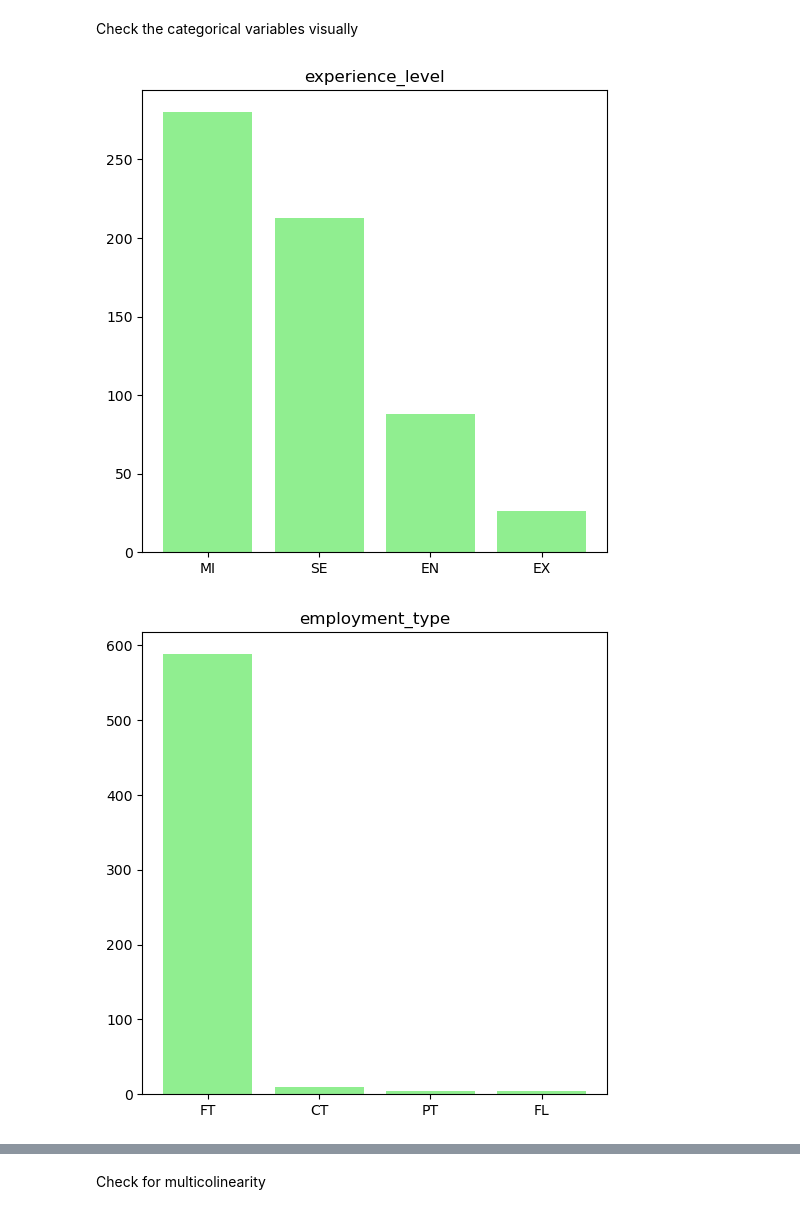
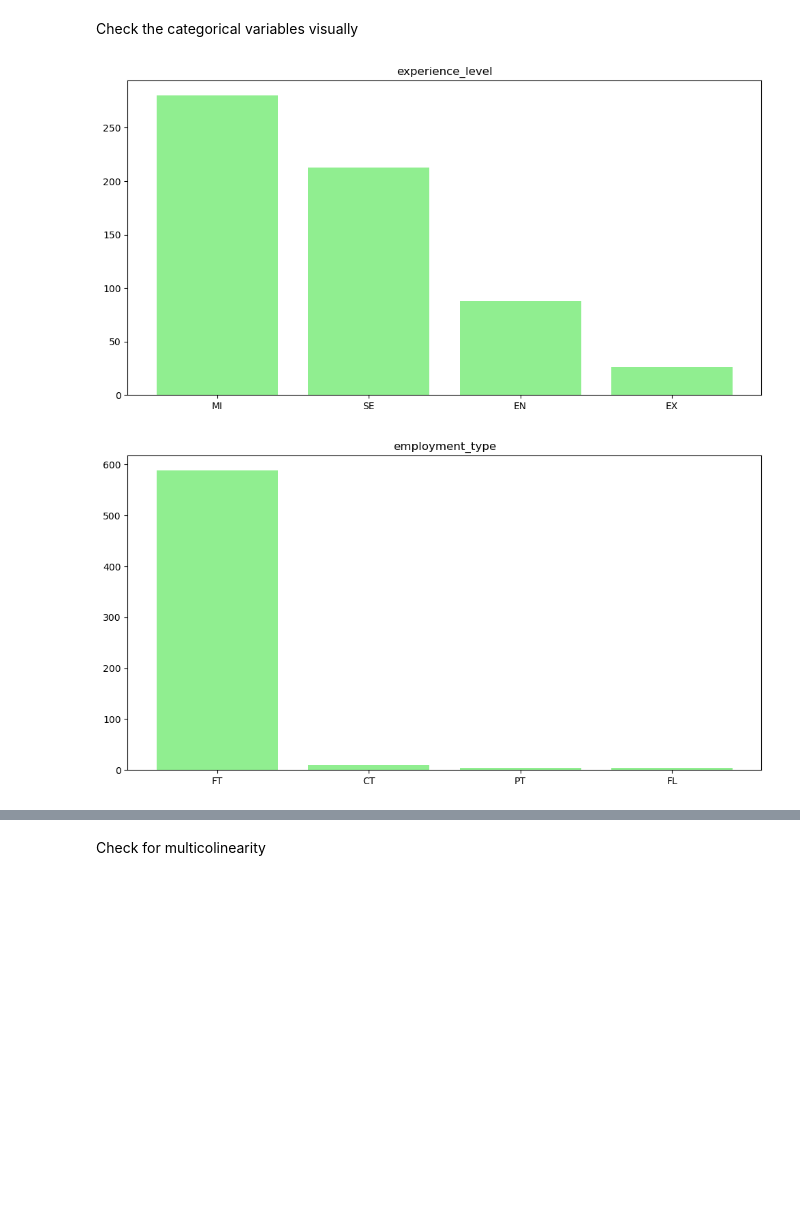
Before and after one commit to duyguuzum/mid_project, a Jupyter notebook: notebooks/hypotheses.ipynb, the cells around one changed output, grey strips where cells are left out. Saved outputs shown, nothing was run; the diff lists cells and outputs as text; code cells hidden in the pictures; blank space fills up the shorter version.

```diff
--- a/notebooks/hypotheses.ipynb
+++ b/notebooks/hypotheses.ipynb
@@ -134,10 +134,10 @@ for i, column in enumerate(numericals.columns, 1):
 Check the categorical variables visually
 # %%
 for i in categoricals:
-    plt.figure(figsize=(6,6))
+    plt.figure(figsize=(12,6))
     plt.bar(data[i].unique(), data[i].value_counts(), color="lightgreen")
     plt.title(i)
     plt.show();
 # %% [output]
-[figure, old version]
+[figure, new version]
-[figure, old version]
+[figure, new version]
```
Also changed, not shown: parts of 1 cell of this notebook.
